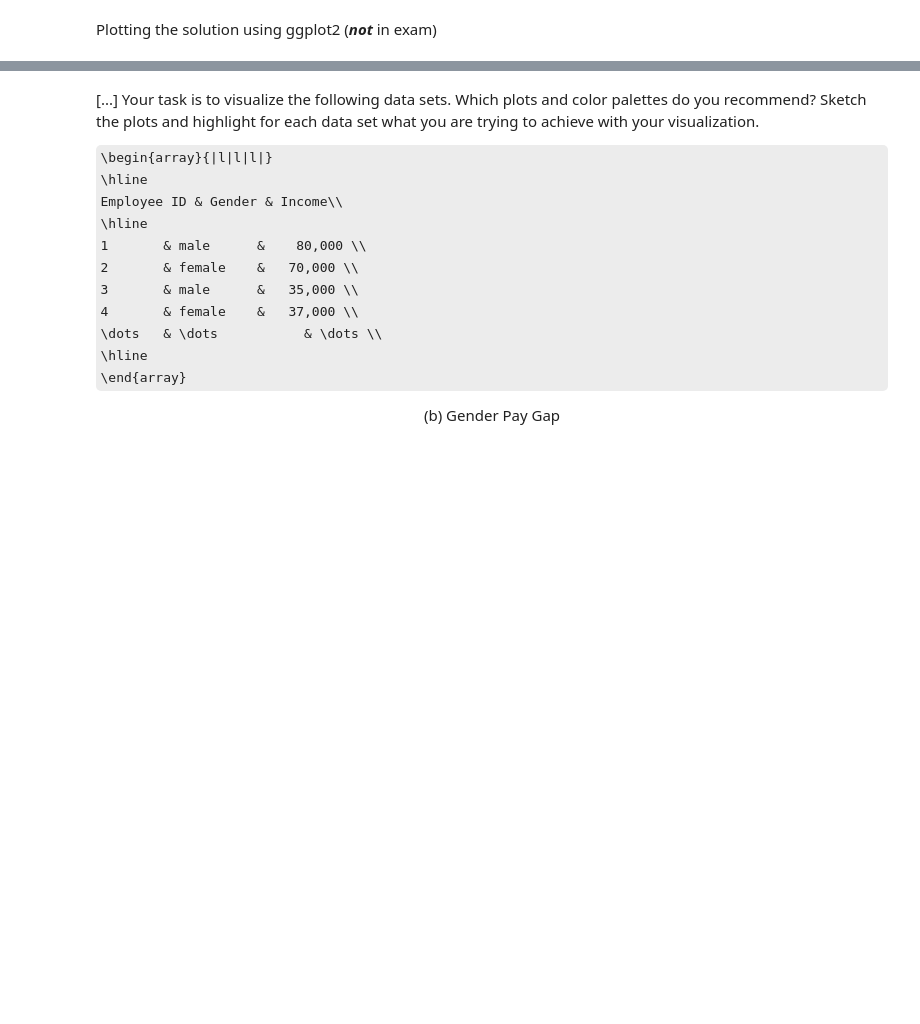
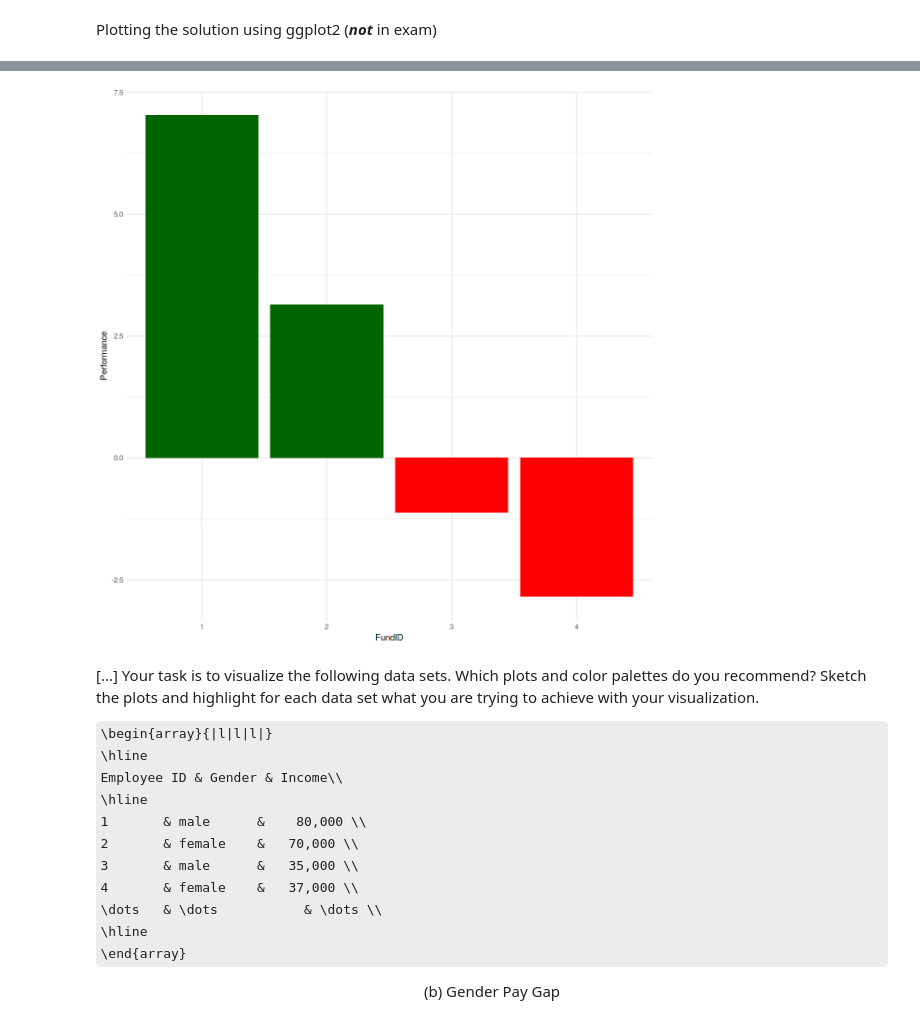
Before and after one commit to wi3jmu/AIS2022, a Jupyter notebook: worksheets/ais22-w05-data-visualization.ipynb, the cells around one changed output, grey strips where cells are left out. Cells and saved outputs as stored; diff of their text form; code cells hidden in the pictures; some formulas as TeX source; blank space fills up the shorter version.

```diff
--- a/worksheets/ais22-w05-data-visualization.ipynb
+++ b/worksheets/ais22-w05-data-visualization.ipynb
@@ -672,3 +717,12 @@ asset_performance <- tribble(
+# %%
+asset_performance %>%
+    mutate(Color = if_else(Performance >= 0, "darkgreen", "red")) %>%
+    ggplot() +
+    geom_bar(mapping = aes(x=FundID, y=Performance,  fill=Color), stat='identity') +
+    scale_fill_identity() + #use data values as visual ones
+    theme_minimal()
+# %% [output]
+[figure, added]
 # %% [markdown]
 [...] Your task is to visualize the following data sets. Which plots and color palettes do you recommend? Sketch the plots and highlight for each data set what you are trying to achieve with your visualization.
 
```
Also changed, not shown: parts of 44 cells of this notebook.
